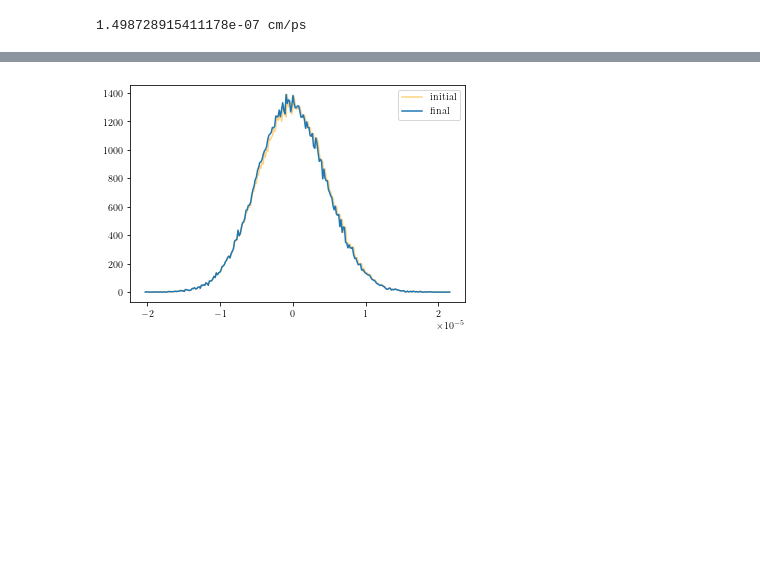
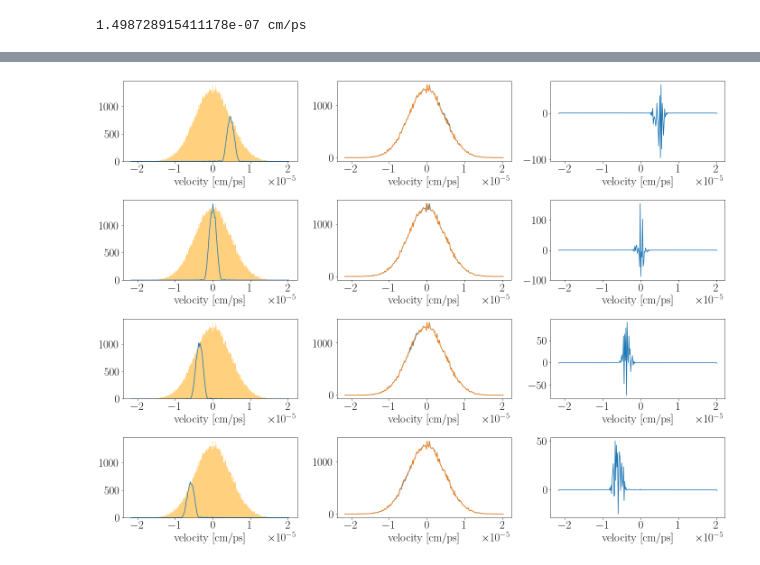
Before and after one commit to Yanaiski/master_thesis, a Jupyter notebook: basic_cmt.ipynb, the cells around one changed output, grey strips where cells are left out. Saved outputs shown, nothing was run; the diff lists cells and outputs as text; code cells hidden in the pictures; blank space fills up the shorter version.

```diff
--- a/basic_cmt.ipynb
+++ b/basic_cmt.ipynb
@@ -112,20 +92,32 @@ plt.show()
-# %%
-# Take initial states of atoms and change the population in each velocity class due to photon momentum transfer
-# for a proof of concept, assume the laser is going in the negative direction
-# For hte full method, might have to decide which direction to scan through the states depending on which direction the photon is coming from.
-def update_states(states, transitions):
-    temp_states = states
-    new_states = np.zeros((2,N_bins))
-    for i in range(1,N_bins-1):
-        initial_population = temp_states[1][i]
-        new_states[1][i] = initial_population*(1-transitions[i]) + temp_states[1][i+1]*transitions[i+1]
-    return new_states
 # %%
-states_after_one_pulse = update_states(states,final_pops)
+detunings =  2*np.pi*np.asarray([-0.2,0,0.152,0.25])
+final_pops = np.zeros((5,N_bins))
+evolved_states = []
+for i in range(detunings.size):
+    evolved_states.append(evolve(omega0,detunings[i],chirp=0,rabi0=2*np.pi*(240e-3),pulse_duration=10))
+    final_pops[i] = np.asarray([np.abs(evolved_states[i][j][1][0][0]) for j in range(N_bins)])
-# %%
-plt.plot(velocity_bins,states[1],color="orange",alpha=0.50, label="initial")
-plt.plot(velocity_bins,states_after_one_pulse[1], label="final")
-plt.legend()
-plt.show()
-# %% [output]
-[figure, removed]
+# %%
+fig,axs = plt.subplots(detunings.size,3,figsize=(20,15))
+
+for i in range(detunings.size):
+    axs[i][0].hist(velocities,bins=N_bins,alpha=0.5,color="orange")
+    axs[i][0].plot(velocity_bins,final_pops[i]*populations)
+    axs[i][0].set_xlabel("velocity [cm/ps]")
+
+    shifted_states = update_states(populations,evolved_states[i])
+    axs[i][1].plot(velocity_bins, states[1],label="initial")
+    axs[i][1].plot(velocity_bins,shifted_states,label="shifted")
+    axs[i][1].set_xlabel("velocity [cm/ps]")
+    #plt.legend()
+
+    diffs = shifted_states - states[1]
+    axs[i][2].plot(velocity_bins,diffs)
+    axs[i][2].set_xlabel("velocity [cm/ps]")
+
+
+
+fig.tight_layout()
+plt.savefig("./figures/cmt/shifts.jpg")
+plt.show()
+# %% [output]
+[figure, added]
```
Also changed, not shown: parts of 14 cells of this notebook, 3 other files.
